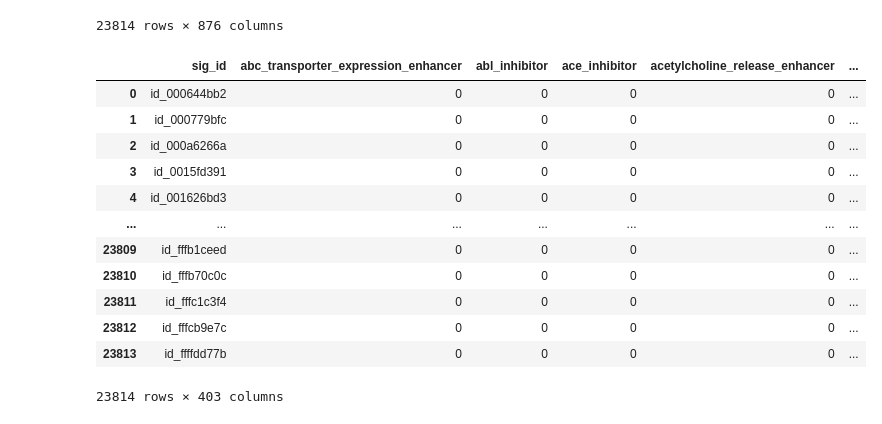
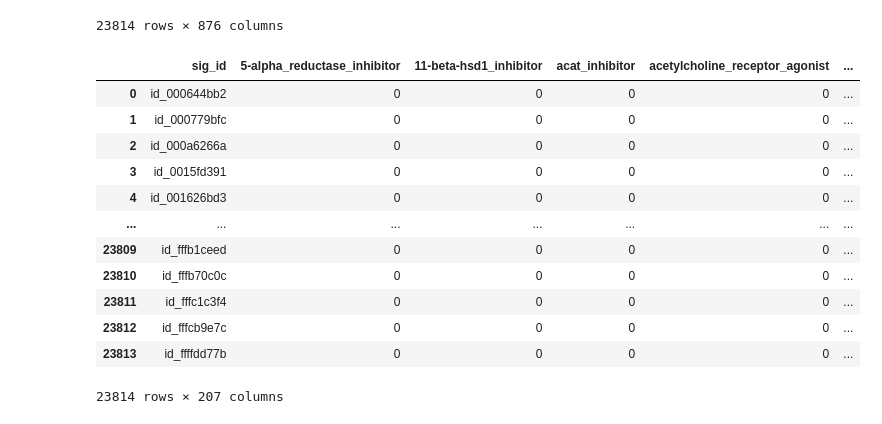
Before and after one commit to kasrakn/MoA_prediction_kaggle, a Jupyter notebook: src/data_processing.ipynb, the cells around one changed output. Cells and saved outputs as stored; diff of their text form; code cells hidden in the pictures.

```diff
--- a/src/data_processing.ipynb
+++ b/src/data_processing.ipynb
@@ -18,10 +18,10 @@ train_df
 | 23813 | id_ffffdd77b | trt_cp | 72 | D1 | -0.8598 | 1.0240 | -0.1361 | 0.7952 | -0.3611 | -3.6750 | ... | ... |
 23814 rows × 876 columns
 # %%
-train_targets = pd.read_csv("../data/train_targets_nonscored.csv")
+train_targets = pd.read_csv("../data/train_targets_scored.csv")
 train_targets
 # %% [output]
-|  | sig_id | abc_transporter_expression_enhancer | abl_inhibitor | ace_inhibitor | acetylcholine_release_enhancer | ... |
+|  | sig_id | 5-alpha_reductase_inhibitor | 11-beta-hsd1_inhibitor | acat_inhibitor | acetylcholine_receptor_agonist | ... |
 | 0 | id_000644bb2 | 0 | 0 | 0 | 0 | ... |
 | 1 | id_000779bfc | 0 | 0 | 0 | 0 | ... |
 | 2 | id_000a6266a | 0 | 0 | 0 | 0 | ... |
@@ -33,4 +33,4 @@ train_targets
 | 23811 | id_fffc1c3f4 | 0 | 0 | 0 | 0 | ... |
 | 23812 | id_fffcb9e7c | 0 | 0 | 0 | 0 | ... |
 | 23813 | id_ffffdd77b | 0 | 0 | 0 | 0 | ... |
-23814 rows × 403 columns
+23814 rows × 207 columns
```
Also changed, not shown: parts of 6 cells of this notebook.
